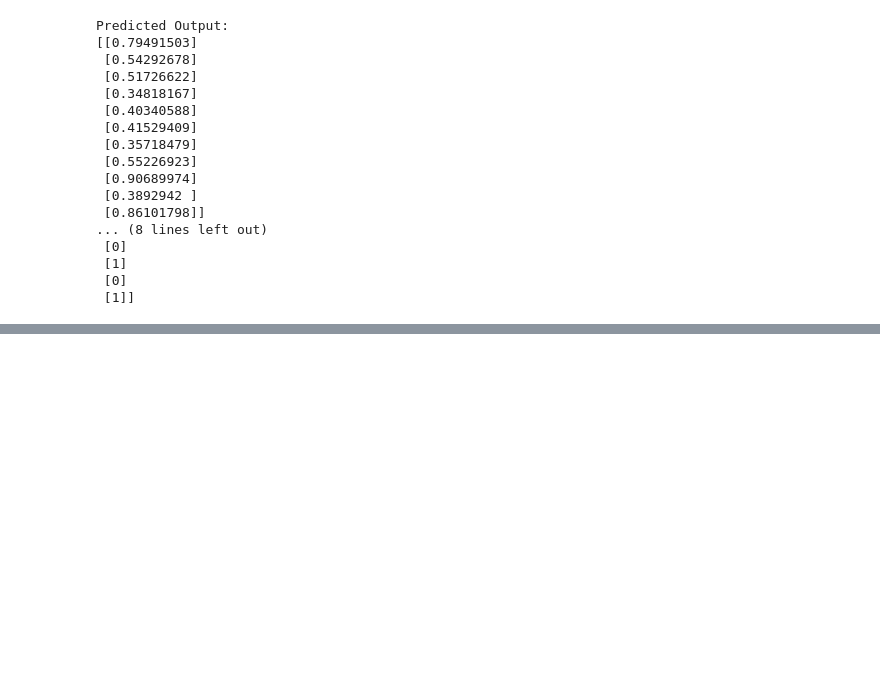
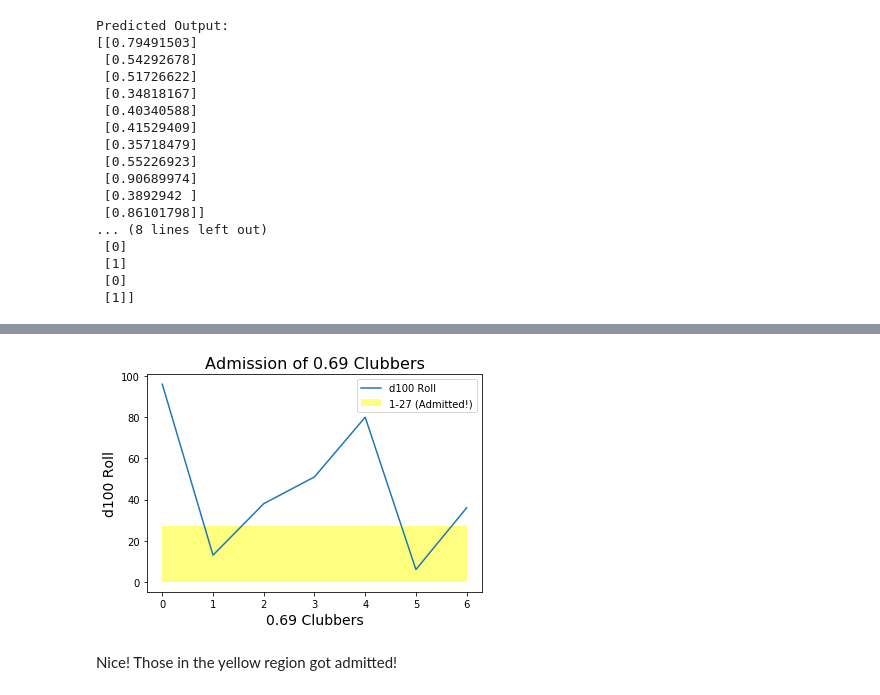
Before and after one commit to alexchanyj/AdmissionAIAP, a Jupyter notebook: Admission to the AI Apprenticeship Programme.ipynb, the cells around one changed output, grey strips where cells are left out. Saved outputs shown, nothing was run; the diff lists cells and outputs as text; code cells hidden in the pictures; blank space fills up the shorter version.

```diff
--- a/Admission to the AI Apprenticeship Programme.ipynb
+++ b/Admission to the AI Apprenticeship Programme.ipynb
@@ -401,0 +583,4 @@ Thank you for reading! ☮
+# %%
+#stacking column-wise
+c_pred = np.hstack((X3, o_pred))
+print(c_pred)
@@ -401,0 +608,4 @@ Thank you for reading! ☮
+# %%
+#getting the 0.69 club
+c_pred69 = c_pred[c_pred[:,4]>0.69]
+print(c_pred69)
@@ -401,0 +622,14 @@ Thank you for reading! ☮
+# %%
+d100_roll = []
+np.random.seed(30962)
+for x in c_pred69:
+    d100_roll.append(np.random.randint(100))
+
+d100_roll = np.array(d100_roll)
+d100_roll.resize(len(d100_roll), 1)
+# %%
+#numpy power!
+results = np.hstack((c_pred69, d100_roll))
+
+#for presentation, a pandas dataframe to frame it nicely
+print(pd.DataFrame(results, columns=['Self-directedness' , 'Technical', 'Communication', 'Total', 'NN_Pred', 'd100 Roll']))
@@ -401,0 +645,12 @@ Thank you for reading! ☮
+# %%
+plt.plot(results[:,5], label='d100 Roll')
+plt.ylabel("d100 Roll", fontsize=14)
+plt.xlabel("0.69 Clubbers", fontsize=14)
+plt.fill_between(([0,6]), ([27,27]), facecolor='yellow', alpha=0.5, label='1-27 (Admitted!)')
+plt.legend(loc="best")
+plt.title('Admission of 0.69 Clubbers', fontsize=16)
+plt.show()
+# %% [output]
+[figure, added]
+# %% [markdown]
+Nice! Those in the yellow region got admitted!
```
Also changed, not shown: parts of 34 cells of this notebook, 2 other files.
